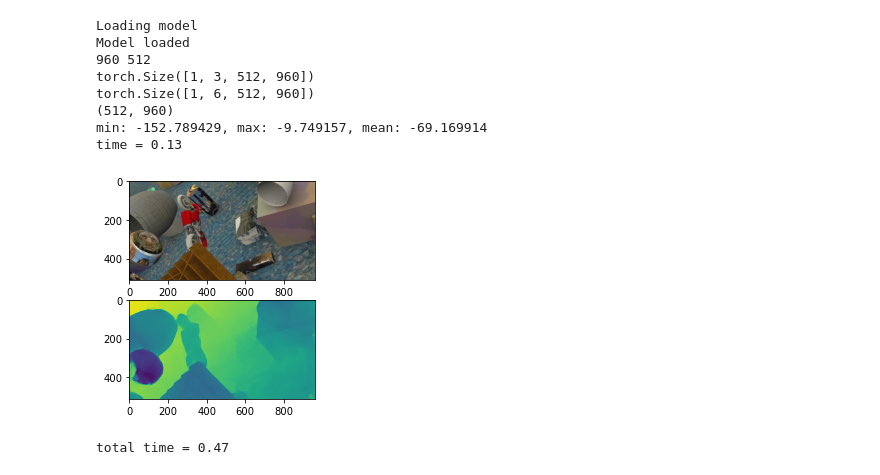
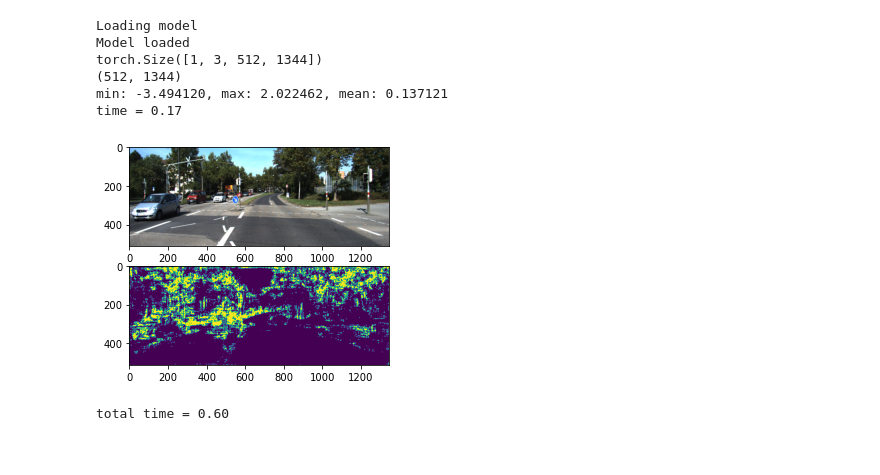
Before and after one commit to djordjebatic/depthNet, a Jupyter notebook: generate_output.ipynb, the cells around one changed output. Cells and saved outputs as stored; diff of their text form; code cells hidden in the pictures.

```diff
--- a/generate_output.ipynb
+++ b/generate_output.ipynb
@@ -50,31 +42,24 @@ data_transforms = transforms.Compose([
+# %%
+data_transforms = transforms.Compose([
+            transforms.ToTensor()
+        ])
 # %%
 def generate_output(epoch, img_path):
 
     print("Loading model")
     # then I load the weights I save from previous code:
     model = WrappedModel()
-    state_dict = torch.load("saved_models/" + epoch + "_dispnet.pth")
+    state_dict = torch.load("saved_models/kitti_" + epoch + "_dispnet.pth")
     model.load_state_dict(state_dict)
 
     print("Model loaded")
 
-    left_img = "FlyingThings3D_subset/val/image_clean/left/" + img_path + ".png"
-    right_img = "FlyingThings3D_subset/val/image_clean/right/" + img_path + ".png"
+    left_img = "data_scene_flow/testing/image_2/" + img_path + ".png"
+    right_img = "data_scene_flow/testing/image_2/" + img_path + ".png"
 
-    th, tw = 512, 960
+    th, tw = 512, 1344
     imgL_o = Image.open(left_img).convert('RGB').resize((tw, th))
     imgR_o = Image.open(right_img).convert('RGB').resize((tw, th))
-    w, h = imgL_o.size
-    print(w, h)
-
-
-    '''x1 = random.randint(0, w - tw)
-    y1 = random.randint(0, h - th)
-
-    imgL_o = imgL_o.crop((x1, y1, x1 + tw, y1 + th))
-    imgR_o = imgR_o.crop((x1, y1, x1 + tw, y1 + th))'''
-    #imgL_o = imgL_o.crop((w - 960, h - 544, w, h))
-    #imgR_o = imgR_o.crop((w - 960, h - 544, w, h))
 
     imgL = data_transforms(imgL_o).unsqueeze(0)
     imgR = data_transforms(imgR_o).unsqueeze(0)
@@ -84,7 +69,6 @@ def generate_output(epoch, img_path):
     pred_disp = test(model, imgL,imgR)
     print('time = %.2f' %(time.time() - start_time))
 
-    #img = pred_disp[y1:y1 + th, x1:x1 + tw]
 
     img = (pred_disp*256).astype('uint16')
     img = Image.fromarray(img)
@@ -99,16 +83,14 @@ def generate_output(epoch, img_path):
     plt.show()
     print('total time = %.2f' %(time.time() - start_time))
     img.save("output_images/" + img_path + ".png")
-# %%
-generate_output("46", "0001320")
-# %% [output]
-Loading model
-Model loaded
-960 512
-torch.Size([1, 3, 512, 960])
-torch.Size([1, 6, 512, 960])
-(512, 960)
-min: -152.789429, max: -9.749157, mean: -69.169914
-time = 0.13
-[figure, removed]
-total time = 0.47
+# %%
+generate_output("140", "000010_11")
+# %% [output]
+Loading model
+Model loaded
+torch.Size([1, 3, 512, 1344])
+(512, 1344)
+min: -3.494120, max: 2.022462, mean: 0.137121
+time = 0.17
+[figure, added]
+total time = 0.60
```
Also changed, not shown: parts of 2 cells of this notebook, 9 other files.
